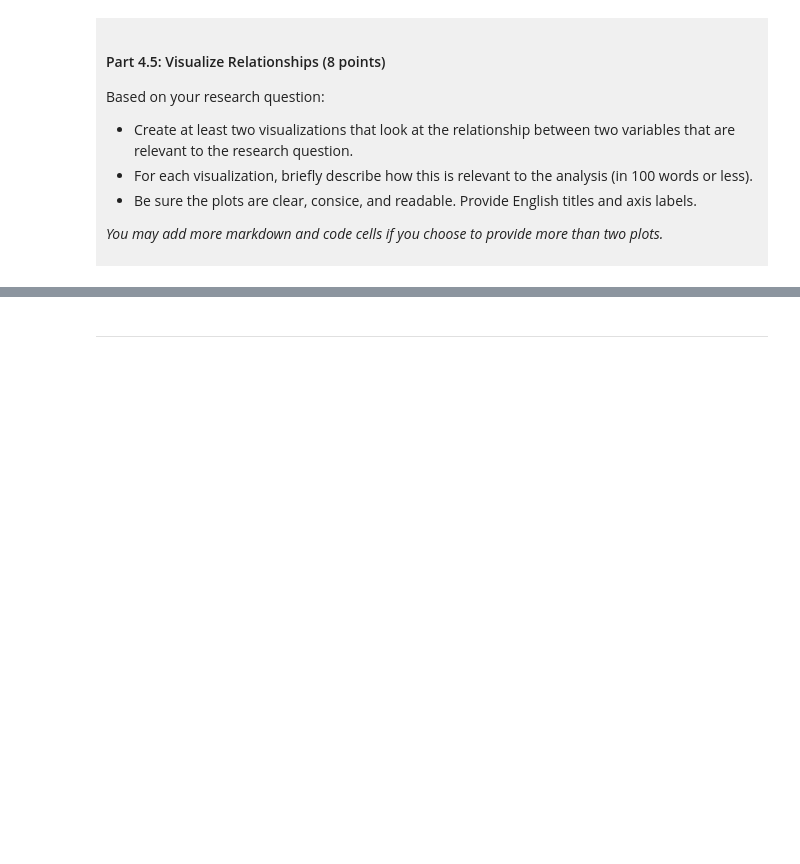
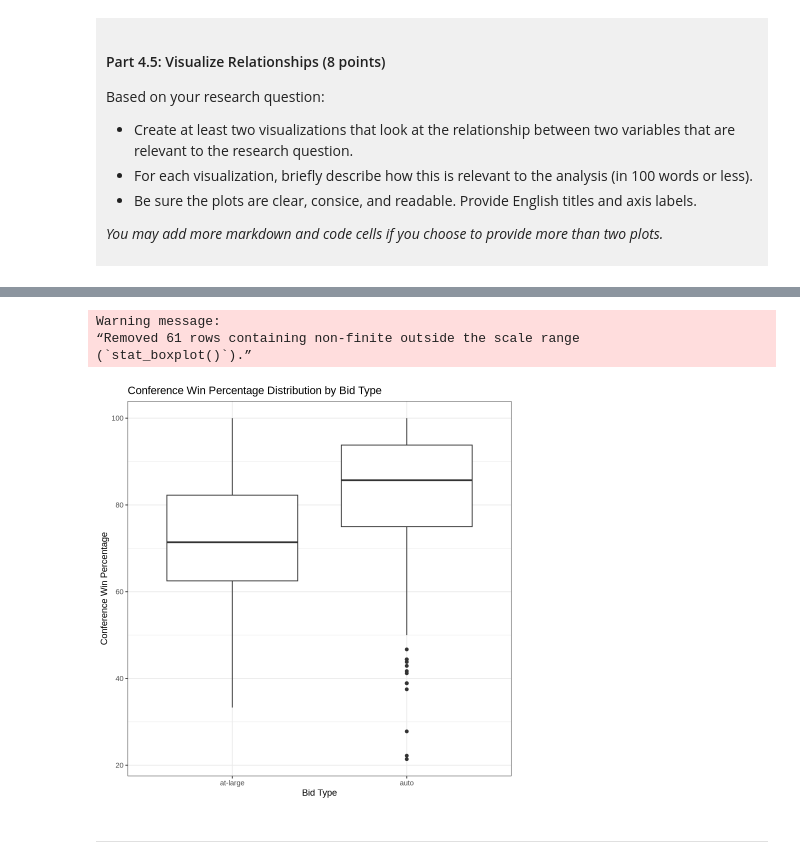
Before and after one commit to Rachalle8121/dsci-100-project-Peichen-Yan, a Jupyter notebook: dsci-100-project-notebook.ipynb, the cells around one changed output, grey strips where cells are left out. Cells and saved outputs as stored; diff of their text form; code cells hidden in the pictures; blank space fills up the shorter version.

```diff
--- a/dsci-100-project-notebook.ipynb
+++ b/dsci-100-project-notebook.ipynb
@@ -281,5 +426,17 @@ Visualization 2: %%% EDIT THIS MARKDOWN CELL%%%
 # %%
-### EDIT THIS CODE CELL FOR VISUALIZATION 2###
+ggplot(bball, aes(x = bid, y = conf_wins_pct)) +
+  geom_boxplot() +
+  labs(
+    title = "Conference Win Percentage Distribution by Bid Type",
+    x = "Bid Type",
+    y = "Conference Win Percentage"
+  ) +
+  theme_bw()
+# %% [output]
+Warning message:
+“Removed 61 rows containing non-finite outside the scale range
+(`stat_boxplot()`).”
+[figure, added]
 # %% [markdown]
 ------
 # %% [markdown]
```
Also changed, not shown: parts of 15 cells of this notebook.
